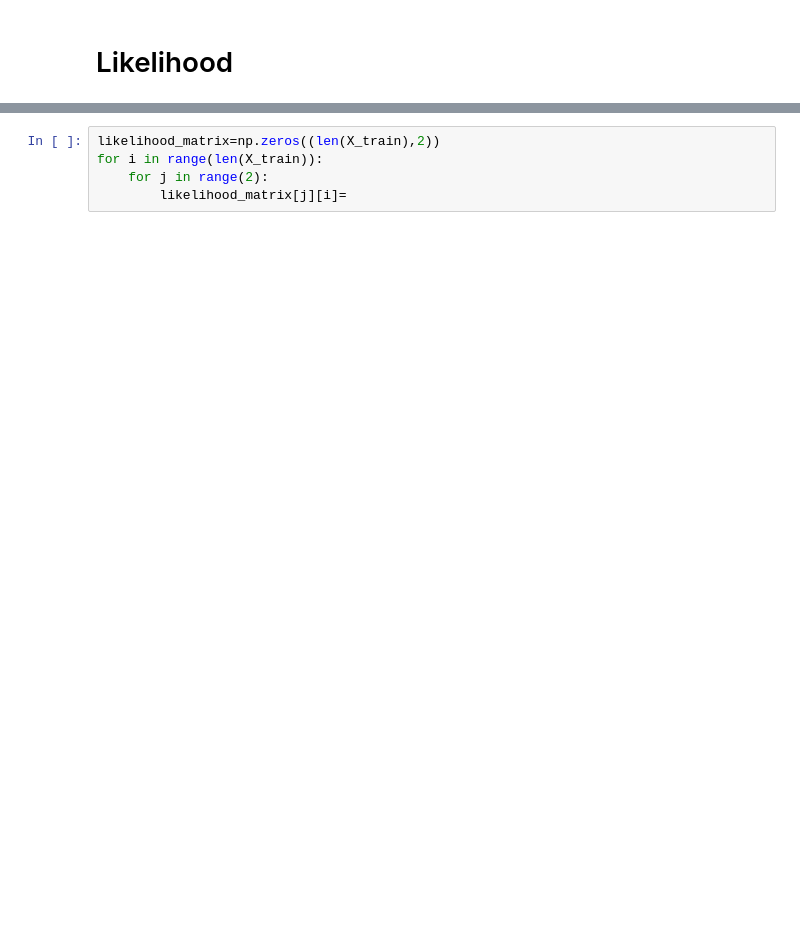
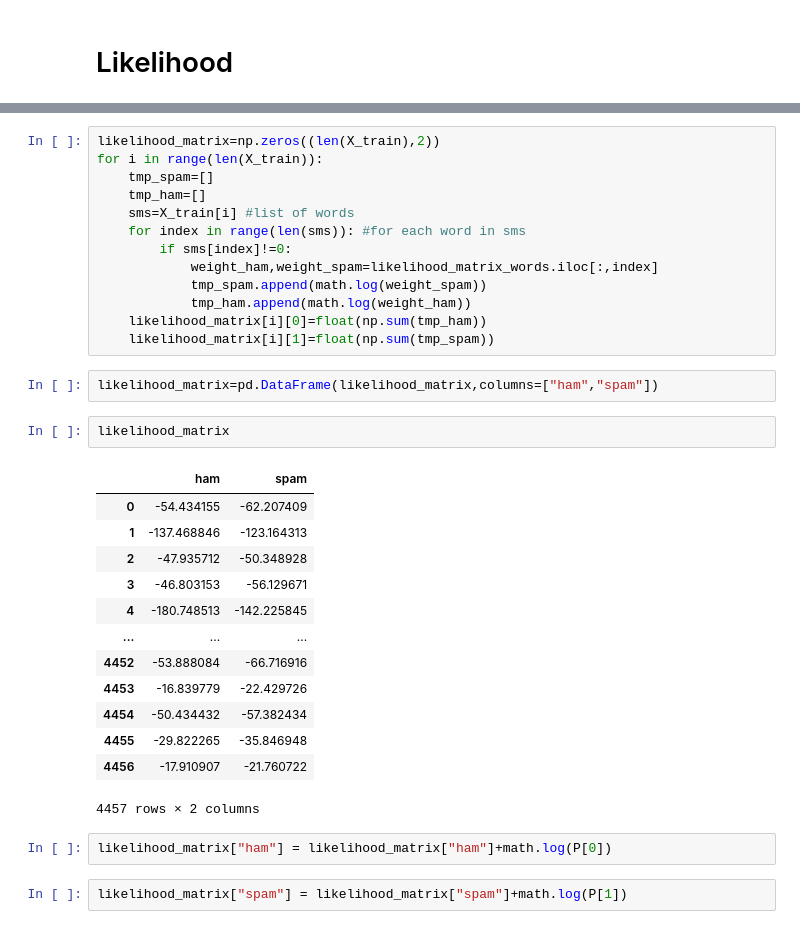
Before and after one commit to letiziarusso/FDS-Final_Project, a Jupyter notebook: Davide_Simone.ipynb, the cells around one changed output, grey strips where cells are left out. Cells and saved outputs as stored; diff of their text form; blank space fills up the shorter version.

```diff
--- a/Davide_Simone.ipynb
+++ b/Davide_Simone.ipynb
@@ -182,5 +187,35 @@ for i in range(x.shape[0]):
 # %%
 likelihood_matrix=np.zeros((len(X_train),2))
 for i in range(len(X_train)):
-    for j in range(2):
-        likelihood_matrix[j][i]=
+    tmp_spam=[]
+    tmp_ham=[]
+    sms=X_train[i] #list of words
+    for index in range(len(sms)): #for each word in sms
+        if sms[index]!=0:
+            weight_ham,weight_spam=likelihood_matrix_words.iloc[:,index]
+            tmp_spam.append(math.log(weight_spam))
+            tmp_ham.append(math.log(weight_ham))
+    likelihood_matrix[i][0]=float(np.sum(tmp_ham))
+    likelihood_matrix[i][1]=float(np.sum(tmp_spam))
+# %%
+likelihood_matrix=pd.DataFrame(likelihood_matrix,columns=["ham","spam"])
+# %%
+likelihood_matrix
+# %% [output]
+|  | ham | spam |
+| 0 | -54.434155 | -62.207409 |
+| 1 | -137.468846 | -123.164313 |
+| 2 | -47.935712 | -50.348928 |
+| 3 | -46.803153 | -56.129671 |
+| 4 | -180.748513 | -142.225845 |
+| ... | ... | ... |
+| 4452 | -53.888084 | -66.716916 |
+| 4453 | -16.839779 | -22.429726 |
+| 4454 | -50.434432 | -57.382434 |
+| 4455 | -29.822265 | -35.846948 |
+| 4456 | -17.910907 | -21.760722 |
+4457 rows × 2 columns
+# %%
+likelihood_matrix["ham"] = likelihood_matrix["ham"]+math.log(P[0])
+# %%
+likelihood_matrix["spam"] = likelihood_matrix["spam"]+math.log(P[1])
```
Also changed, not shown: parts of 13 cells of this notebook.
